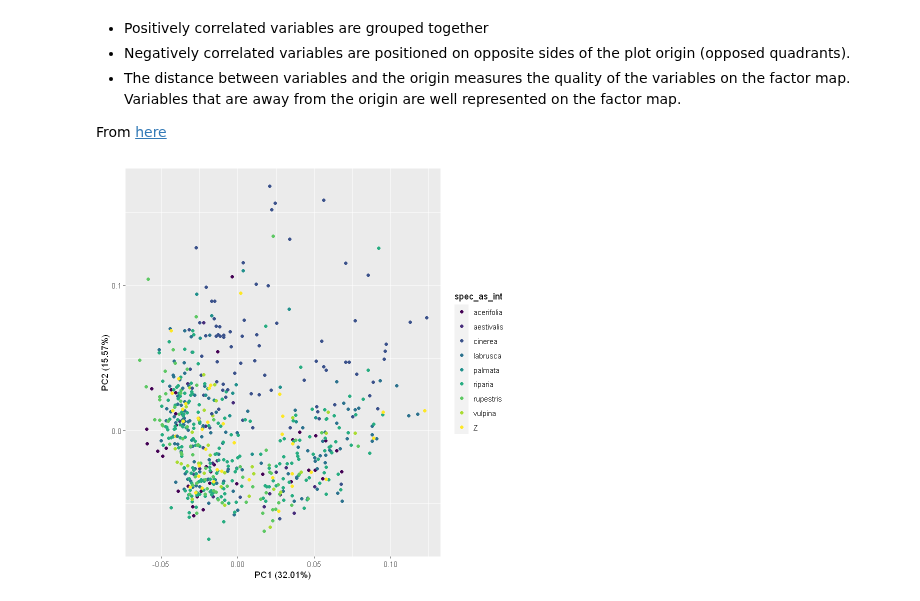
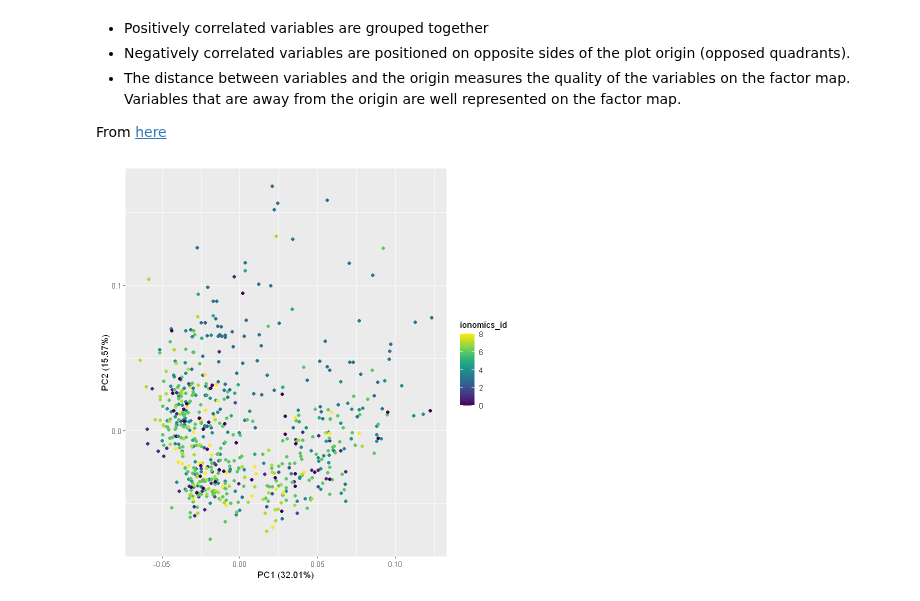
Before and after one commit to Kovacs-Lab/Geneva_Ionomics, a Jupyter notebook: PCA.ipynb, the cells around one changed output. Drawn from its saved outputs; the diff is of its cells as text; code cells hidden in the pictures.

```diff
--- a/PCA.ipynb
+++ b/PCA.ipynb
@@ -126,9 +129,9 @@ for (val in 1:nrow(ionomics_id)){
     }
 }
 # %%
-autoplot(ionsPCA, data = ionomics_id, colour = 'spec_as_int') + scale_color_viridis_d()
+autoplot(ionsPCA, data = ionomics_id, colour = 'spec_as_int') + scale_color_viridis("ionomics_id")
 # %% [output]
-[figure, old version]
+[figure, new version]
 # %%
 pcaVars <- get_pca_var(ionsPCA)
 pcaVars$contrib[,1]
```
Also changed, not shown: parts of 1 cell of this notebook, 3 other files.
